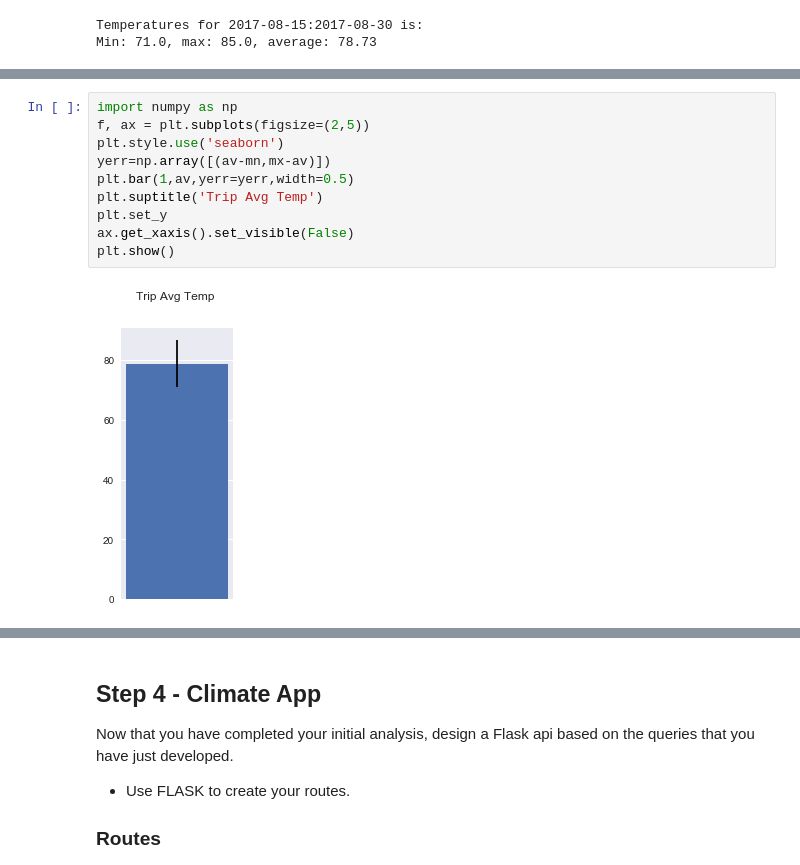
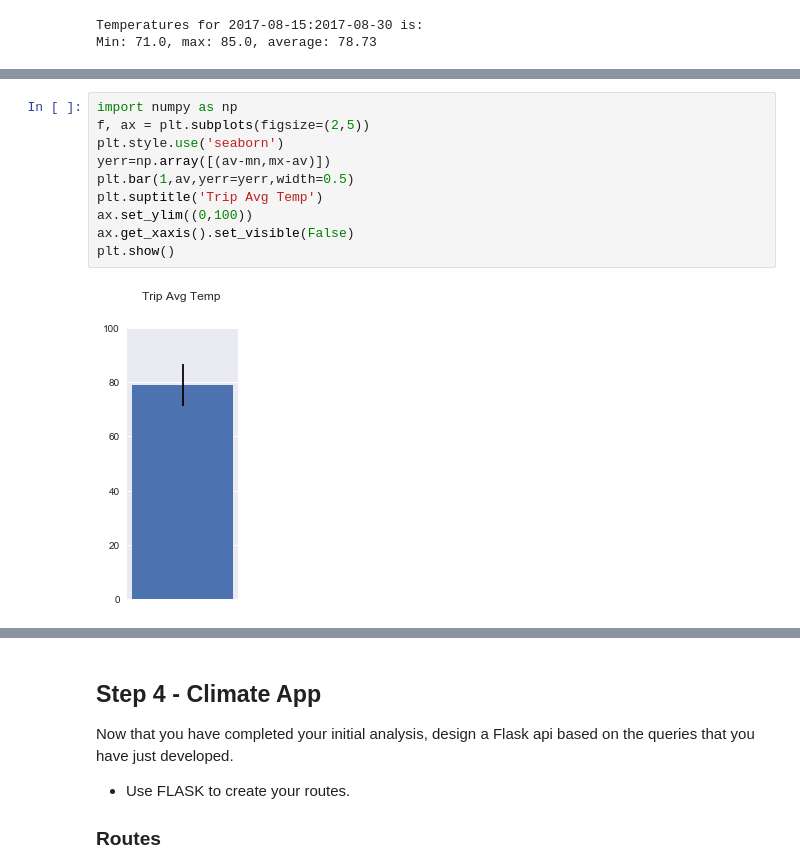
Before and after one commit to yegorkryukov/python-challenge, a Jupyter notebook: HonoluluPy/climate_analysis.ipynb, the cells around one changed output, grey strips where cells are left out. Drawn from its saved outputs; the diff is of its cells as text.

```diff
--- a/HonoluluPy/climate_analysis.ipynb
+++ b/HonoluluPy/climate_analysis.ipynb
@@ -181,12 +181,12 @@ Min: 71.0, max: 85.0, average: 78.73
 # %%
 import numpy as np
 f, ax = plt.subplots(figsize=(2,5))
 plt.style.use('seaborn')
 yerr=np.array([(av-mn,mx-av)])
 plt.bar(1,av,yerr=yerr,width=0.5)
 plt.suptitle('Trip Avg Temp')
-plt.set_y
+ax.set_ylim((0,100))
 ax.get_xaxis().set_visible(False)
 plt.show()
 # %% [output]
-[figure, old version]
+[figure, new version]
```
Also changed, not shown: parts of 5 cells of this notebook.
